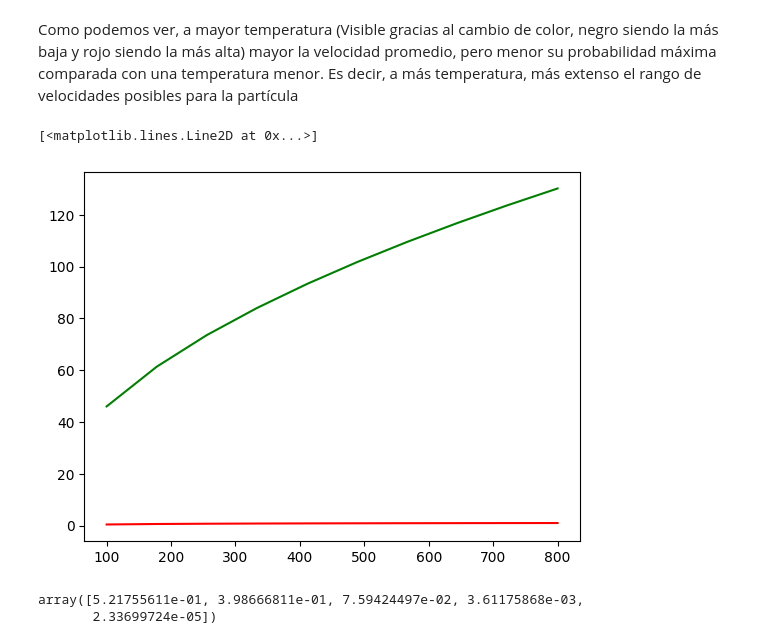
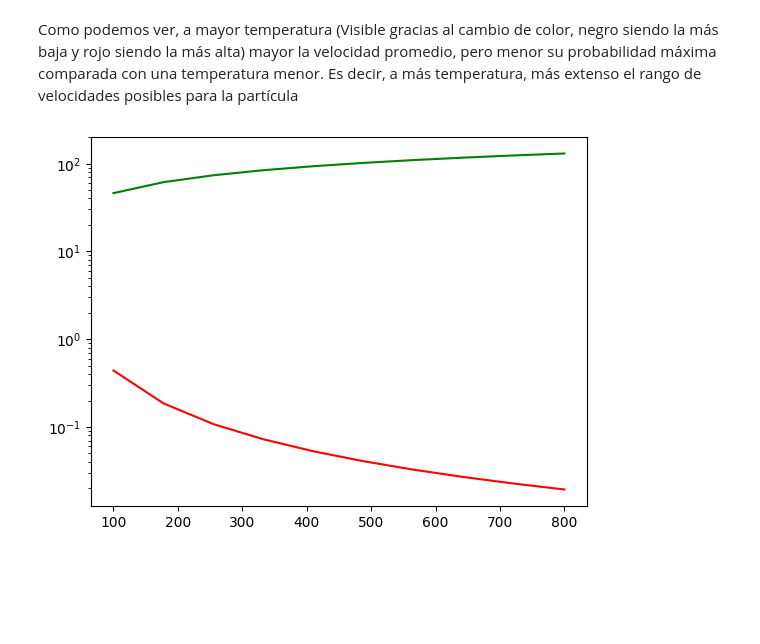
Before and after one commit to Metodos1-BrunoAbello-ManuelBecerra/FISI2526-MetCompCompl-202320-Abello-Becerra, a Jupyter notebook: Taller_2/punto_3_taller_2.ipynb, the cells around one changed output. Saved outputs shown, nothing was run; the diff lists cells and outputs as text; code cells hidden in the pictures; blank space fills up the shorter version.

```diff
--- a/Taller_2/punto_3_taller_2.ipynb
+++ b/Taller_2/punto_3_taller_2.ipynb
@@ -205,18 +205,12 @@ for i in T:
         Vp += Vavg(v[j], i)*weights[j]
     Vitesses_Moyennes.append(Vp)
 # %%
-VavgPromedio = np.array([])
+Vavgteórica = np.array([])
 for i in T:
-    VavgPromedio = np.append(VavgPromedio, np.sqrt((8*R*i)/(np.pi*m)))
+    Vavgteórica = np.append(Vavgteórica, np.sqrt((8*R*i)/(np.pi*m)))
 # %%
 plt.plot(T, Vitesses_Moyennes, color ='r')
-plt.plot(T, VavgPromedio, color = 'g')
+plt.plot(T, Vavgteórica, color = 'g')
 plt.yscale('log')
 # %% [output]
-[<matplotlib.lines.Line2D at 0x...>]
-[figure, old version]
+[figure, new version]
-# %%
-GetWeightsGLag(5)
-# %% [output]
-array([5.21755611e-01, 3.98666811e-01, 7.59424497e-02, 3.61175868e-03,
-       2.33699724e-05])
```
Also changed, not shown: parts of 5 cells of this notebook.
